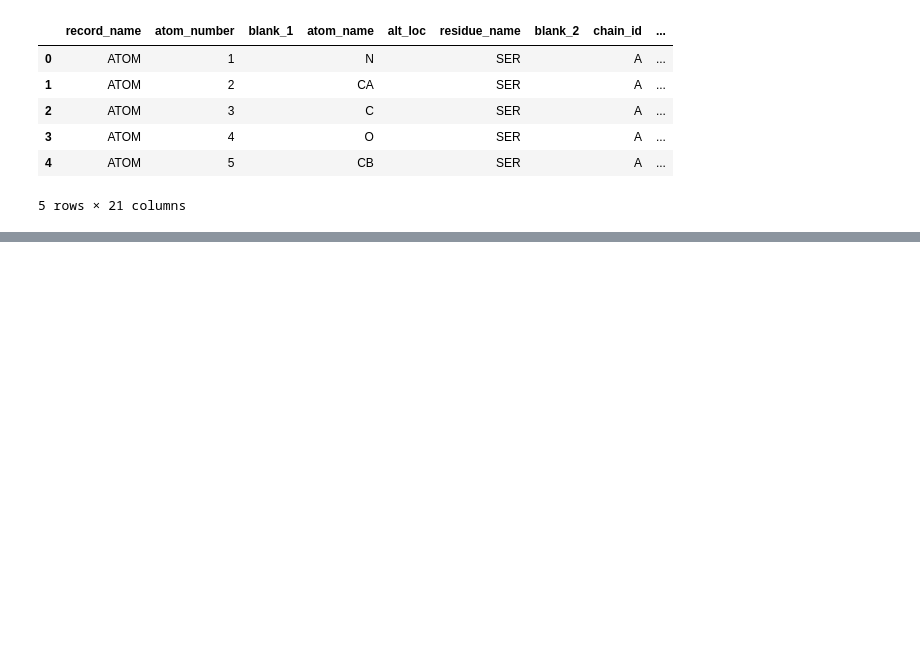
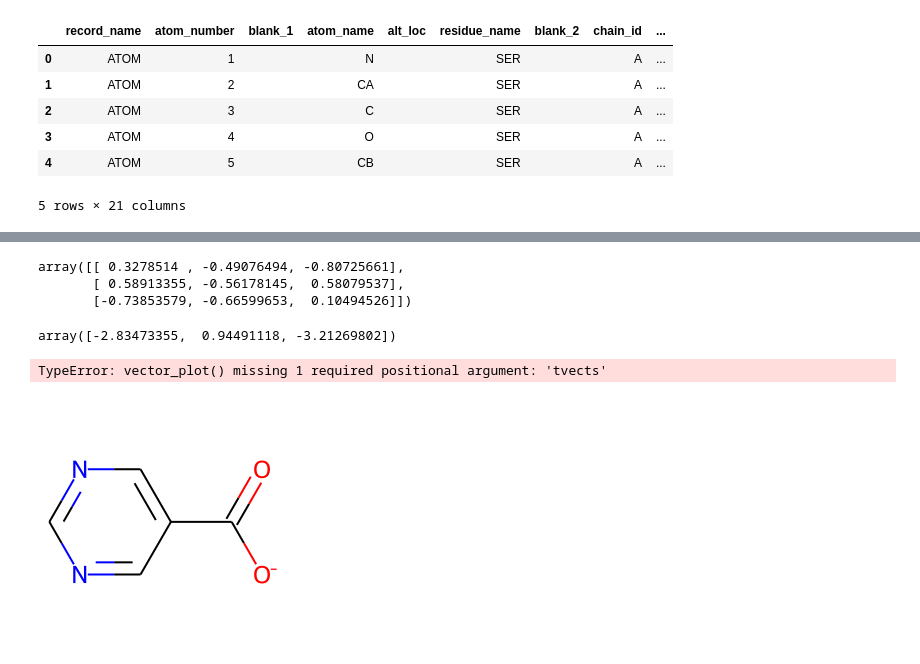
Before and after one commit to MDSYN2019/MDNPPackage, a Jupyter notebook: notebooks/RDKit_Practise.ipynb, the cells around one changed output, grey strips where cells are left out. Drawn from its saved outputs; the diff is of its cells as text; code cells hidden in the pictures; blank space fills up the shorter version.

```diff
--- a/notebooks/RDKit_Practise.ipynb
+++ b/notebooks/RDKit_Practise.ipynb
@@ -430,0 +484,6 @@ vector_plot(SphereList)
+# %%
+mat
+# %% [output]
+array([[ 0.3278514 , -0.49076494, -0.80725661],
+       [ 0.58913355, -0.56178145,  0.58079537],
+       [-0.73853579, -0.66599653,  0.10494526]])
@@ -430,0 +492,4 @@ vector_plot(SphereList)
+# %%
+vec1_rot
+# %% [output]
+array([-2.83473355,  0.94491118, -3.21269802])
@@ -430,0 +499,10 @@ vector_plot(SphereList)
+# %%
+vector_plot()
+# %% [output]
+TypeError: vector_plot() missing 1 required positional argument: 'tvects'
+# %%
+mol = Chem.MolFromSmiles('c1ncncc1C(=O)[O-]')
+#print(GetRingSystems(mol))
+mol
+# %% [output]
+[figure, added]
```
Also changed, not shown: parts of 34 cells of this notebook, 1 other file.
